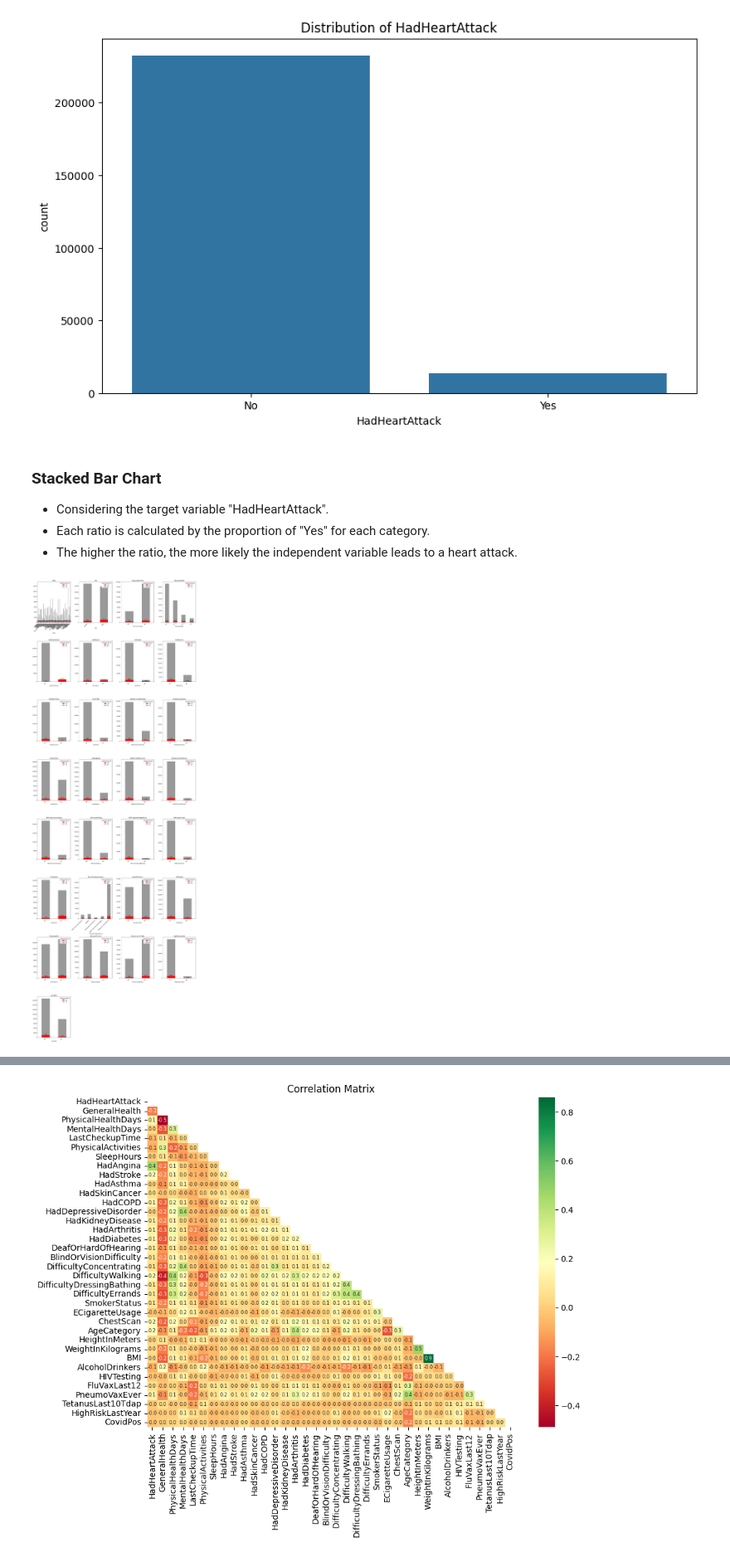
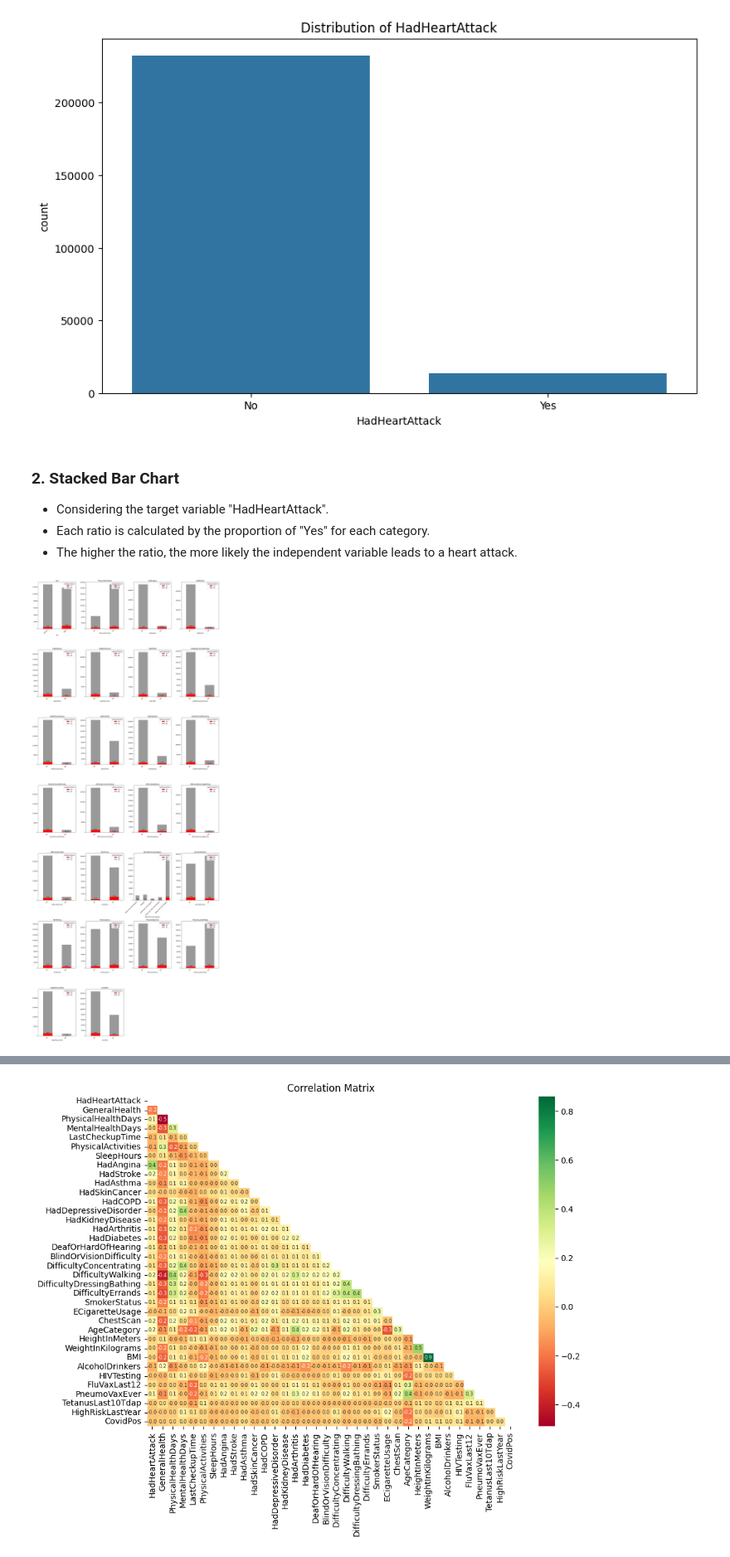
Before and after one commit to RanArino/Course_Projects, a Jupyter notebook: BDA700_HealthAnalytics/Assignment02/Reports.ipynb, the cells around one changed output, grey strips where cells are left out. Shown at 83% size. Cells and saved outputs as stored; diff of their text form; code cells hidden in the pictures.

```diff
--- a/BDA700_HealthAnalytics/Assignment02/Reports.ipynb
+++ b/BDA700_HealthAnalytics/Assignment02/Reports.ipynb
@@ -54,7 +55,7 @@ Columns:
 ## Data Cleaning
 # %%
 # Remove null data
-df = df.dropna()
+df = df.dropna().reset_index(drop=True)
 # Check for null data for each column
 print("Null data: \n", df.isnull().sum())
 # Check the entire null data
@@ -100,5 +101,5 @@ memory usage: 77.0+ MB
 # %%
-# Lebeling data
+# Labeling data
 
 # GeneralHealth; ordering data
 dict1 = {'Excellent': 5, 'Very good': 4, 'Good': 3, 'Fair': 2, 'Poor': 1}
@@ -148,6 +149,9 @@ dict8 = {
 # CovidPos: binary data
 dict9 = {'Tested positive using home test without a health professional': 'Yes'}
 
+# RemovedTeeth: ordering data
+dict10 = {'None of them': 1, '1 to 5': 2, '6 or more, but not all': 3, 'All': 4}
+
 
 # mapping defined dictionaries to the dataframe
 df['GeneralHealth'] = df['GeneralHealth'].map(dict1).fillna(df['GeneralHealth'])
@@ -159,3 +163,4 @@ df['ECigaretteUsage'] = df['ECigaretteUsage'].map(dict6).fillna(df['ECigaretteUs
 df['AgeCategory'] = df['AgeCategory'].map(dict7).fillna(df['AgeCategory'])
 df['TetanusLast10Tdap'] = df['TetanusLast10Tdap'].map(dict8).fillna(df['TetanusLast10Tdap'])
 df['CovidPos'] = df['CovidPos'].map(dict9).fillna(df['CovidPos'])
+df['RemovedTeeth'] = df['RemovedTeeth'].map(dict10).fillna(df['RemovedTeeth'])
@@ -209,15 +198,14 @@ Yes     13435
 Name: count, dtype: int64
 [figure]
 # %% [markdown]
-### Stacked Bar Chart
+### 2. Stacked Bar Chart
 - Considering the target variable "HadHeartAttack".
 - Each ratio is calculated by the proportion of "Yes" for each category.
 - The higher the ratio, the more likely the independent variable leads to a heart attack.
 # %%
-# Select object type columns excluding 'HadHeartAttack'
-object_columns = df.select_dtypes(include=['object']).columns
-if 'HadHeartAttack' in object_columns:
-    numerical_columns = object_columns.drop('HadHeartAttack')
+# Select object type columns excluding 'HadHeartAttack' and 'State'
+object_columns= df.select_dtypes(include=['object']).columns
+object_columns = object_columns.drop(['HadHeartAttack', 'State']) if 'HadHeartAttack' in object_columns and 'State' in object_columns else object_columns
 
 # Determine the layout of the subplots
 num_cols = 4  # Number of columns in the subplot grid
@@ -225,32 +213,32 @@ num_rows = (len(object_columns) + num_cols - 1) // num_cols  # Calculate require
 
 plt.figure(figsize=(20, num_rows * 7))  # Increased figure size for better readability
 
 for i, col in enumerate(object_columns, 1):
     plt.subplot(num_rows, num_cols, i)
 
     # Create a cross-tabulation of the current column and HadHeartAttack with counts
     cross_tab = pd.crosstab(df[col], df['HadHeartAttack'])
 
     # Reorder columns to have 'Yes' on top
     cross_tab = cross_tab[['Yes', 'No']]
 
     # Plot stacked bar chart with custom colors
     cross_tab.plot(kind='bar', stacked=True, ax=plt.gca(), color=['red', '#999'])
 
     # Calculate and display the percentage of "Yes" for HadHeartAttack
     if 'Yes' in cross_tab.columns:
         yes_counts = cross_tab['Yes']
         total_counts = cross_tab.sum(axis=1)
         proportions = yes_counts / total_counts
         for idx, (count, prop) in enumerate(zip(yes_counts, proportions)):
             plt.text(idx, count, f'{prop:.1%}', ha='center', va='bottom')
 
     plt.title(col)
     plt.legend(title='HadHeartAttack', loc='upper right')
     plt.tight_layout()
     plt.xticks(rotation=45, ha='right')  # Rotate x-axis labels for better readability
 
 plt.show()
 # %% [output]
-[figure, old version]
+[figure, new version]
 # %% [markdown]
```
Also changed, not shown: parts of 21 cells of this notebook.
